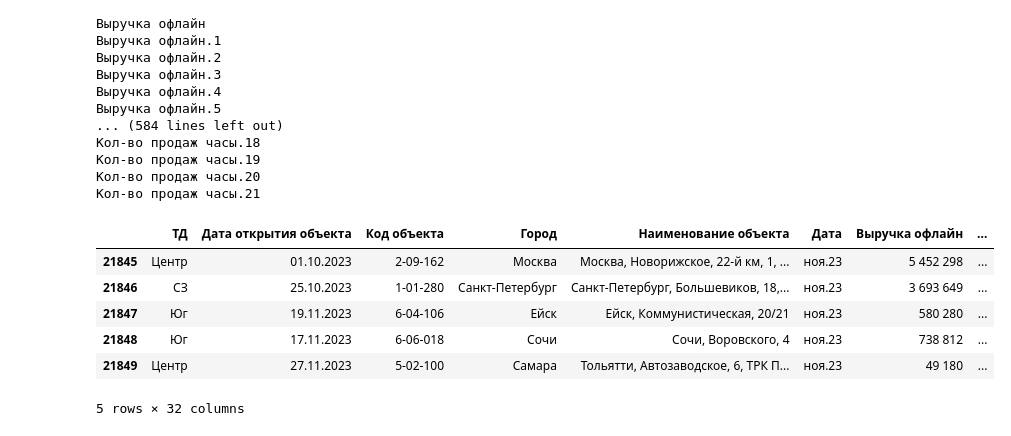
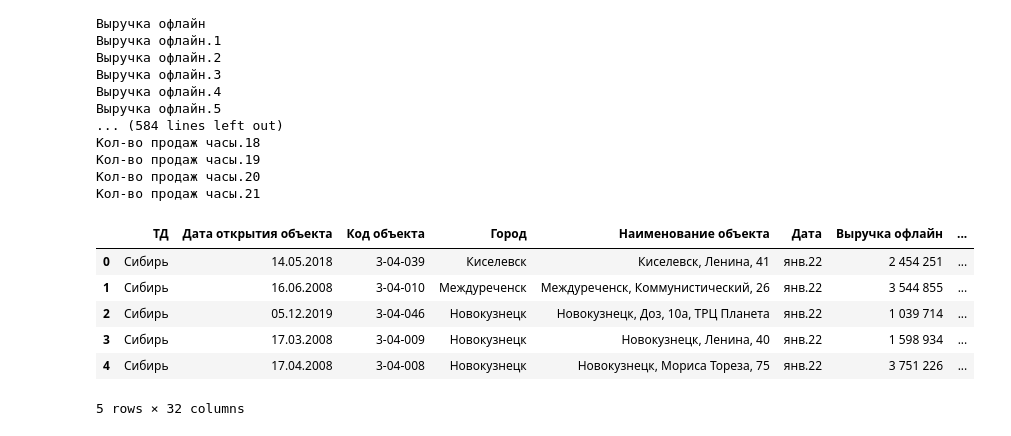
Before and after one commit to sergey-trenkin/pandas, a Jupyter notebook: transform.ipynb, the cells around one changed output. Drawn from its saved outputs; the diff is of its cells as text; code cells hidden in the pictures.

```diff
--- a/transform.ipynb
+++ b/transform.ipynb
@@ -4,5 +4,4 @@ import numpy as np
 import warnings
 warnings.filterwarnings('ignore')
 # %%
-df = pd.read_csv('transform 5.csv', on_bad_lines='skip', sep=';')
-# df = pd.read_excel("transform 3.xlsx")
+df = pd.read_csv('transform 6.csv', on_bad_lines='skip', sep=';')
@@ -28,7 +47,7 @@ for c in df.columns:
 Кол-во продаж часы.20
 Кол-во продаж часы.21
 # %%
-new_columns = ['Выручка офлайн', 'Конверсия чеки ИТОГО', 'Входящие', 'Конверсия чеки офлайн', 'Конверсия чеки ИТОГО', 'Конверсия продажи ЮИ офлайн', 'Конверсия продажи ЮИ ИТОГО', 'Кол-во ЮИ в чеке офлайн', 'Кол-во ЮИ в чеке ИТОГО',
+new_columns = ['Выручка офлайн', 'Конверсия чеки ИТОГО', 'Входящие', 'Конверсия чеки офлайн', 'Конверсия продажи ЮИ офлайн', 'Конверсия продажи ЮИ ИТОГО', 'Кол-во ЮИ в чеке офлайн', 'Кол-во ЮИ в чеке ИТОГО',
                'Средний чек офлайн', 'Выручка ИТОГО (офлайн+онлайн)','Средний чек ИТОГО', 'Чеки больше 1 руб в дни, когда работали счетчики офлайн', 'Чеки больше 1 руб в дни, когда работали счетчики онлайн',
                'Чеки больше 1 руб в дни, когда работали счетчики ИТОГО', 'Чеки больше 1 руб офлайн', 'Чеки больше 1 руб онлайн', 'Чеки больше 1 руб ИТОГО',
                'Кол-во продаж зол+сер+часы+оптика (без возвратов и продаж за 0 и 1 руб) offline по работающим счетчикам', 'Кол-во продаж зол+сер+часы+оптика (без возвратов и продаж за 0 и 1 руб) offline',
@@ -36,26 +55,26 @@ new_columns = ['Выручка офлайн', 'Конверсия чеки ИТ
                'Кол-во продаж зол+сер+часы+оптика (без возвратов и продаж за 0 и 1 руб) по работающим счетчикам ИТОГО', 'Кол-во продаж оптика', 'Кол-во продаж золото', 'Кол-во продаж серебро',
                'Кол-во продаж часы']
 
-arr = np.full(shape=950, fill_value=np.nan).tolist()
+arr = np.full(shape=1168, fill_value=np.nan).tolist()
 # %%
 for column in new_columns:
     new_list = []
     try:
         for i in range(1, 23):
-            new_list += df.loc[:, f'{column}.{i}'][:950].tolist()
+            new_list += df.loc[:, f'{column}.{i}'][:1168].tolist()
             df = df.drop([f'{column}.{i}'], axis = True)
     except:
-        while len(new_list) != 20900:
+        while len(new_list) != 25696:
             new_list += arr
-    result = df[f'{column}'][:950].tolist() + new_list
+    result = df[f'{column}'][:1168].tolist() + new_list
     df[f'{column}'] = result
 # %%
-df.tail()
+df.head()
 # %% [output]
 |  | ТД | Дата открытия объекта | Код объекта | Город | Наименование объекта | Дата | Выручка офлайн | ... |
-| 21845 | Центр | 01.10.2023 | 2-09-162 | Москва | Москва, Новорижское, 22-й км, 1, ... | ноя.23 | 5 452 298 | ... |
-| 21846 | СЗ | 25.10.2023 | 1-01-280 | Санкт-Петербург | Санкт-Петербург, Большевиков, 18,... | ноя.23 | 3 693 649 | ... |
-| 21847 | Юг | 19.11.2023 | 6-04-106 | Ейск | Ейск, Коммунистическая, 20/21 | ноя.23 | 580 280 | ... |
-| 21848 | Юг | 17.11.2023 | 6-06-018 | Сочи | Сочи, Воровского, 4 | ноя.23 | 738 812 | ... |
-| 21849 | Центр | 27.11.2023 | 5-02-100 | Самара | Тольятти, Автозаводское, 6, ТРК П... | ноя.23 | 49 180 | ... |
+| 0 | Сибирь | 14.05.2018 | 3-04-039 | Киселевск | Киселевск, Ленина, 41 | янв.22 | 2 454 251 | ... |
+| 1 | Сибирь | 16.06.2008 | 3-04-010 | Междуреченск | Междуреченск, Коммунистический, 26 | янв.22 | 3 544 855 | ... |
+| 2 | Сибирь | 05.12.2019 | 3-04-046 | Новокузнецк | Новокузнецк, Доз, 10а, ТРЦ Планета | янв.22 | 1 039 714 | ... |
+| 3 | Сибирь | 17.03.2008 | 3-04-009 | Новокузнецк | Новокузнецк, Ленина, 40 | янв.22 | 1 598 934 | ... |
+| 4 | Сибирь | 17.04.2008 | 3-04-008 | Новокузнецк | Новокузнецк, Мориса Тореза, 75 | янв.22 | 3 751 226 | ... |
 5 rows × 32 columns
```
Also changed, not shown: parts of 3 cells of this notebook.
